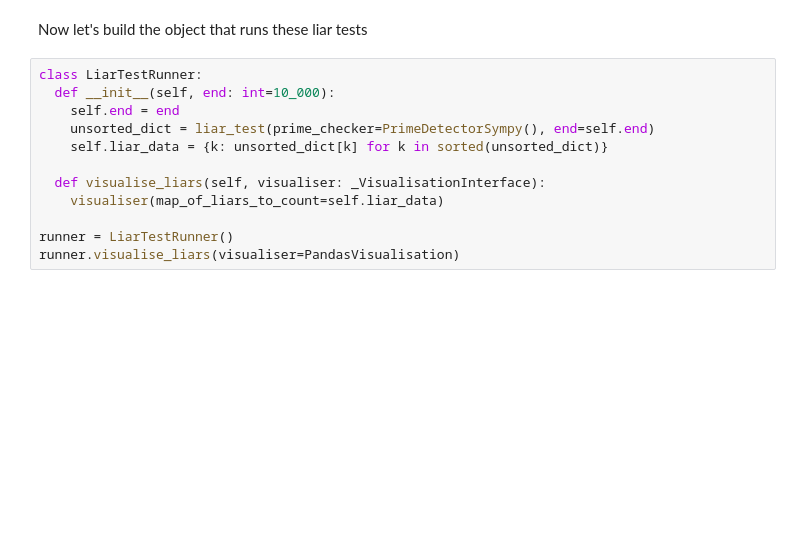
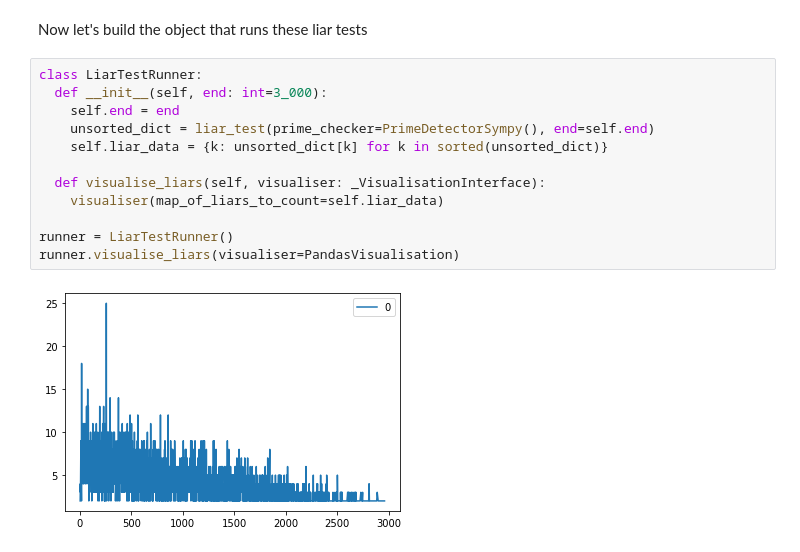
Before and after one commit to GregSym/Numberphile_Follow_Alongs, a Jupyter notebook: NumberphileRundowns_WitnessNumbers.ipynb, the cells around one changed output. Cells and saved outputs as stored; diff of their text form; blank space fills up the shorter version.

```diff
--- a/NumberphileRundowns_WitnessNumbers.ipynb
+++ b/NumberphileRundowns_WitnessNumbers.ipynb
@@ -440,13 +466,15 @@ def BokehVisualisation(map_of_liars_to_count: dict[int, int], verbose: bool=Fals
 Now let's build the object that runs these liar tests
 # %%
 class LiarTestRunner:
-  def __init__(self, end: int=10_000):
+  def __init__(self, end: int=3_000):
     self.end = end
     unsorted_dict = liar_test(prime_checker=PrimeDetectorSympy(), end=self.end)
     self.liar_data = {k: unsorted_dict[k] for k in sorted(unsorted_dict)}
 
   def visualise_liars(self, visualiser: _VisualisationInterface):
     visualiser(map_of_liars_to_count=self.liar_data)
 
 runner = LiarTestRunner()
 runner.visualise_liars(visualiser=PandasVisualisation)
+# %% [output]
+[figure, added]
```
Also changed, not shown: parts of 2 cells of this notebook.
